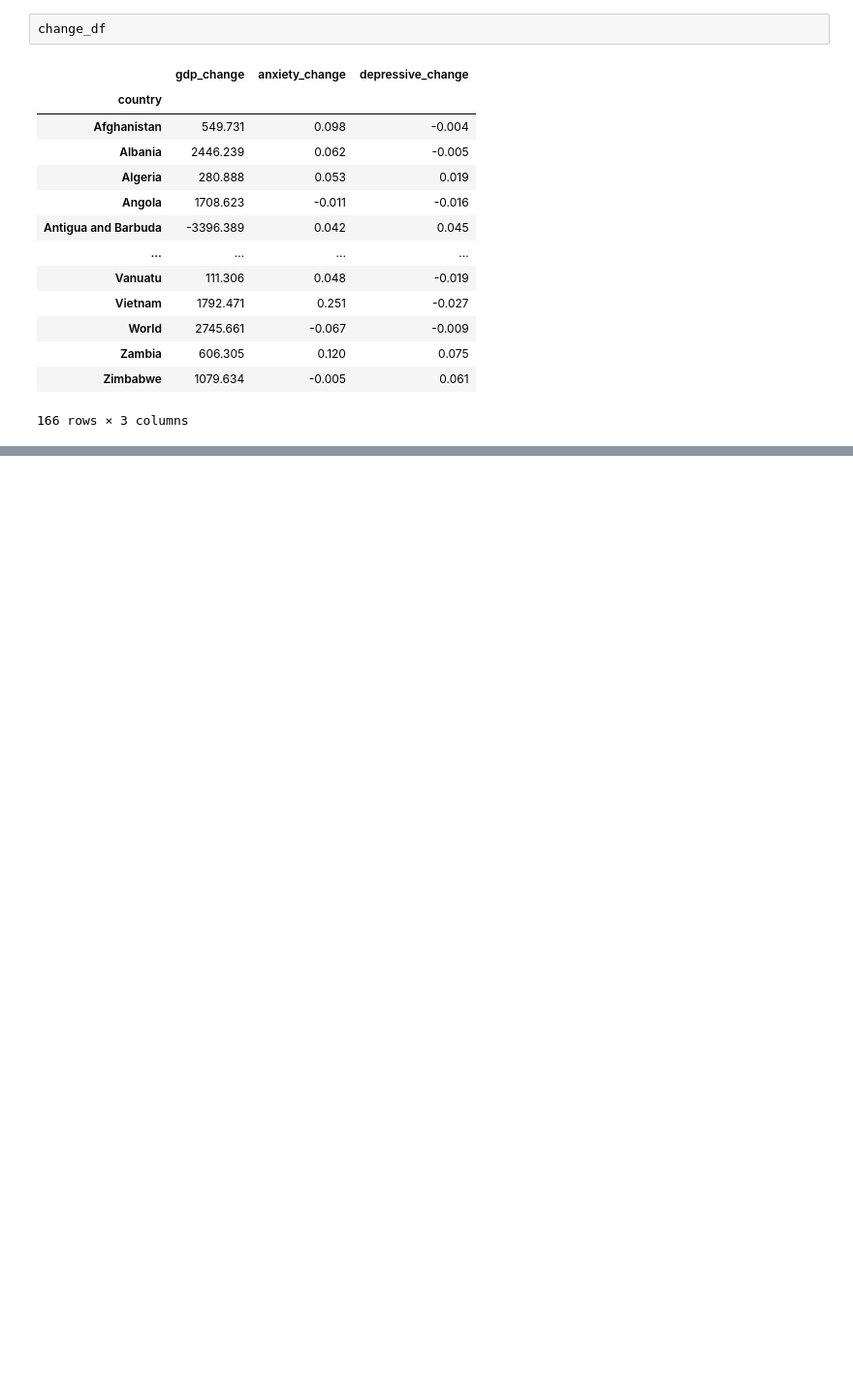
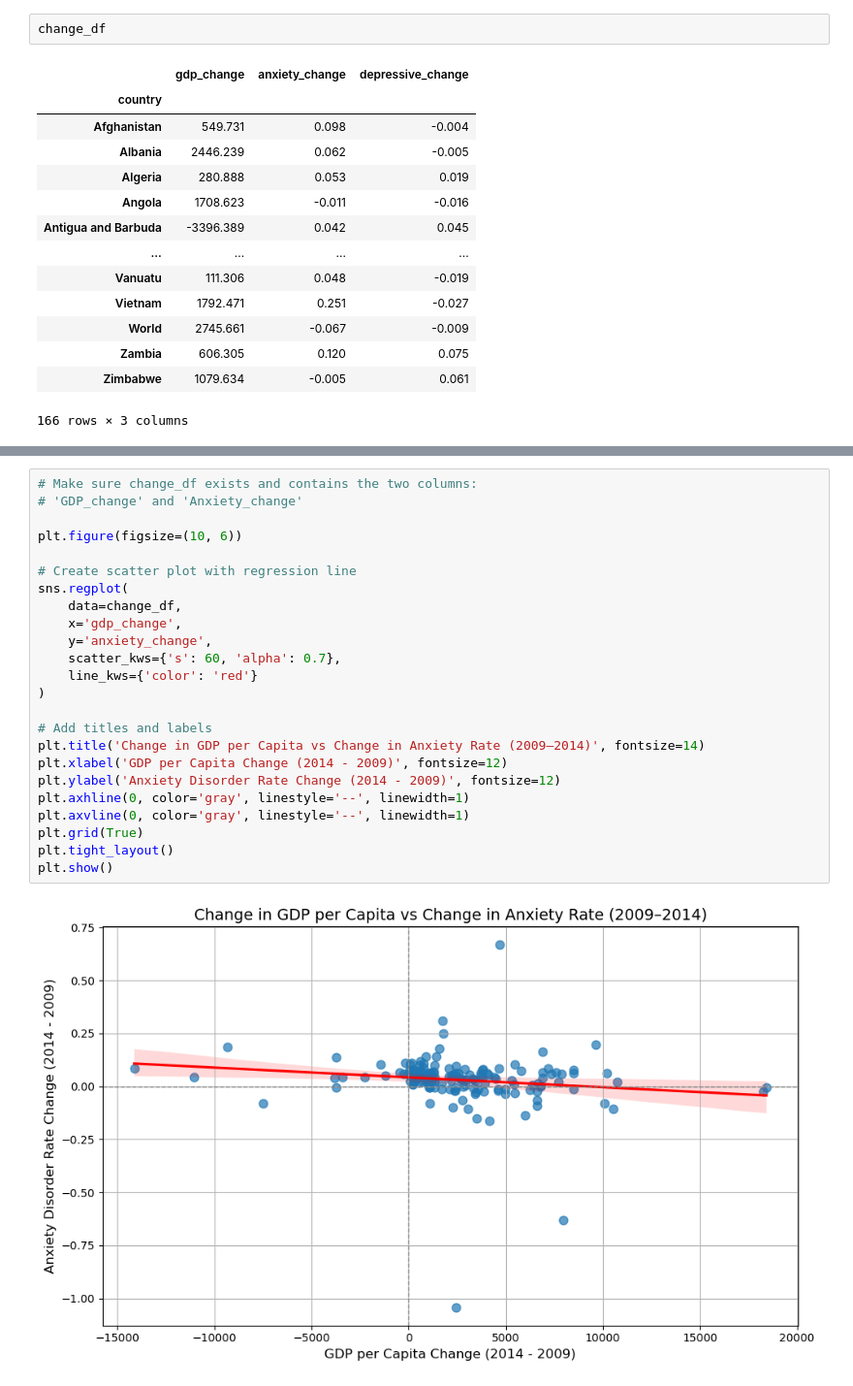
Before and after one commit to cfcuadrac/mini-project-1, a Jupyter notebook: Mini_project.ipynb, the cells around one changed output, grey strips where cells are left out. Shown at 97% size. Saved outputs shown, nothing was run; the diff lists cells and outputs as text; blank space fills up the shorter version.

```diff
--- a/Mini_project.ipynb
+++ b/Mini_project.ipynb
@@ -128,0 +144,26 @@ plt.show()
+# %%
+# Make sure change_df exists and contains the two columns:
+# 'GDP_change' and 'Anxiety_change'
+
+plt.figure(figsize=(10, 6))
+
+# Create scatter plot with regression line
+sns.regplot(
+    data=change_df,
+    x='gdp_change',
+    y='anxiety_change',
+    scatter_kws={'s': 60, 'alpha': 0.7},
+    line_kws={'color': 'red'}
+)
+
+# Add titles and labels
+plt.title('Change in GDP per Capita vs Change in Anxiety Rate (2009–2014)', fontsize=14)
+plt.xlabel('GDP per Capita Change (2014 - 2009)', fontsize=12)
+plt.ylabel('Anxiety Disorder Rate Change (2014 - 2009)', fontsize=12)
+plt.axhline(0, color='gray', linestyle='--', linewidth=1)
+plt.axvline(0, color='gray', linestyle='--', linewidth=1)
+plt.grid(True)
+plt.tight_layout()
+plt.show()
+# %% [output]
+[figure, added]
```
Also changed, not shown: parts of 16 cells of this notebook.
